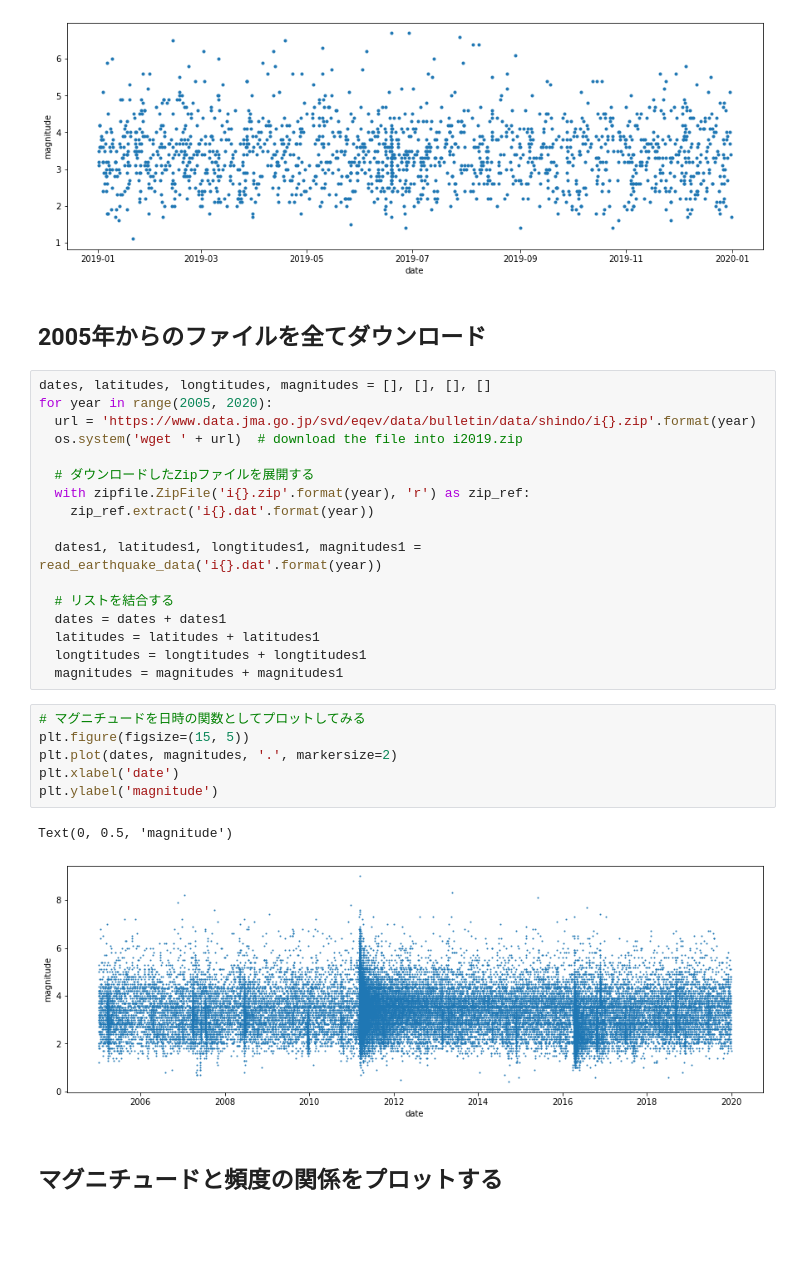
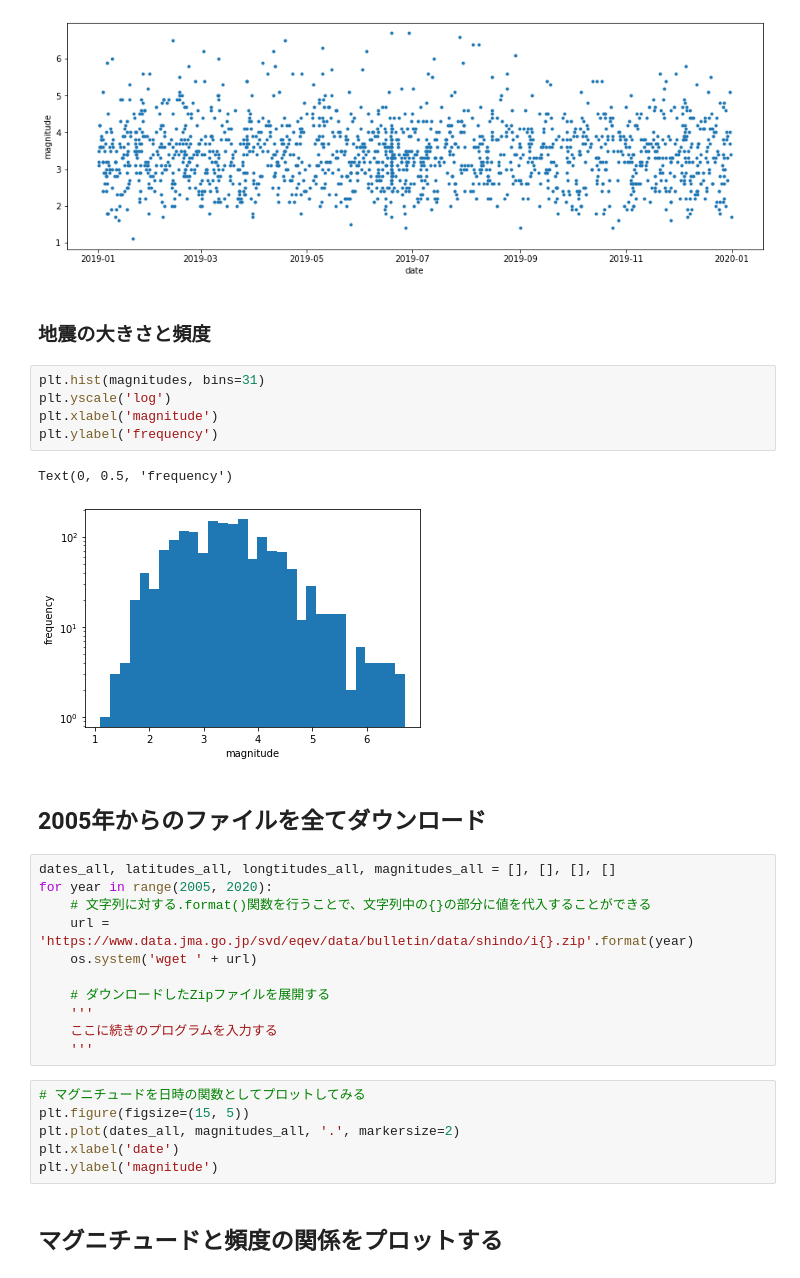
Before and after one commit to Johokiso-enshu/python_textbook, a Jupyter notebook: src/earthquake.ipynb, the cells around one changed output. Drawn from its saved outputs; the diff is of its cells as text; blank space fills up the shorter version.

```diff
--- a/src/earthquake.ipynb
+++ b/src/earthquake.ipynb
@@ -91,34 +91,35 @@ plt.ylabel('magnitude')
 # %% [output]
 Text(0, 0.5, 'magnitude')
 [figure]
+# %% [markdown]
+### 地震の大きさと頻度
+# %%
+plt.hist(magnitudes, bins=31)
+plt.yscale('log')
+plt.xlabel('magnitude')
+plt.ylabel('frequency')
+# %% [output]
+Text(0, 0.5, 'frequency')
+[figure, added]
 # %% [markdown]
 ## 2005年からのファイルを全てダウンロード
 # %%
-dates, latitudes, longtitudes, magnitudes = [], [], [], []
+dates_all, latitudes_all, longtitudes_all, magnitudes_all = [], [], [], []
 for year in range(2005, 2020):
-  url = 'https://www.data.jma.go.jp/svd/eqev/data/bulletin/data/shindo/i{}.zip'.format(year)
-  os.system('wget ' + url)  # download the file into i2019.zip
+    # 文字列に対する.format()関数を行うことで、文字列中の{}の部分に値を代入することができる
+    url = 'https://www.data.jma.go.jp/svd/eqev/data/bulletin/data/shindo/i{}.zip'.format(year)
+    os.system('wget ' + url)
 
-  # ダウンロードしたZipファイルを展開する
-  with zipfile.ZipFile('i{}.zip'.format(year), 'r') as zip_ref:
-    zip_ref.extract('i{}.dat'.format(year))
-
-  dates1, latitudes1, longtitudes1, magnitudes1 = read_earthquake_data('i{}.dat'.format(year))
-
-  # リストを結合する
-  dates = dates + dates1
-  latitudes = latitudes + latitudes1
-  longtitudes = longtitudes + longtitudes1
-  magnitudes = magnitudes + magnitudes1
+    # ダウンロードしたZipファイルを展開する
+    '''
+    ここに続きのプログラムを入力する
+    '''
 # %%
 # マグニチュードを日時の関数としてプロットしてみる
 plt.figure(figsize=(15, 5))
-plt.plot(dates, magnitudes, '.', markersize=2)
+plt.plot(dates_all, magnitudes_all, '.', markersize=2)
 plt.xlabel('date')
 plt.ylabel('magnitude')
-# %% [output]
-Text(0, 0.5, 'magnitude')
-[figure, removed]
 # %% [markdown]
 ## マグニチュードと頻度の関係をプロットする
 # %%
```
Also changed, not shown: parts of 6 cells of this notebook.
